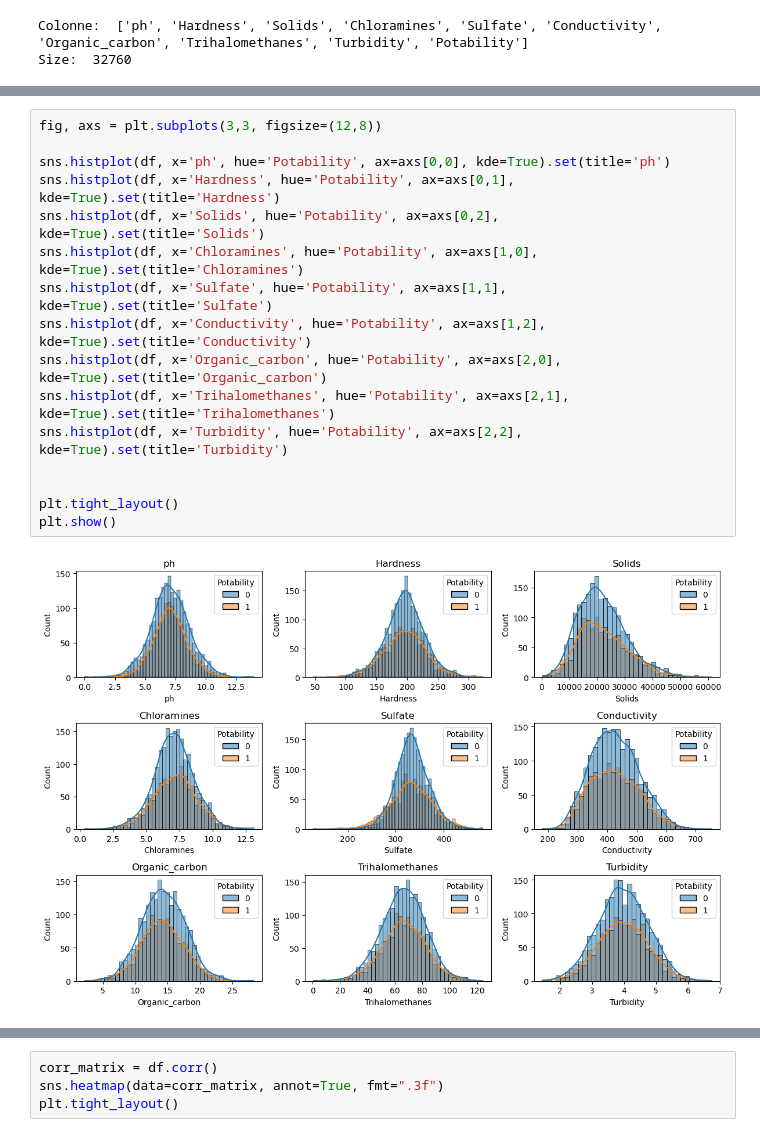
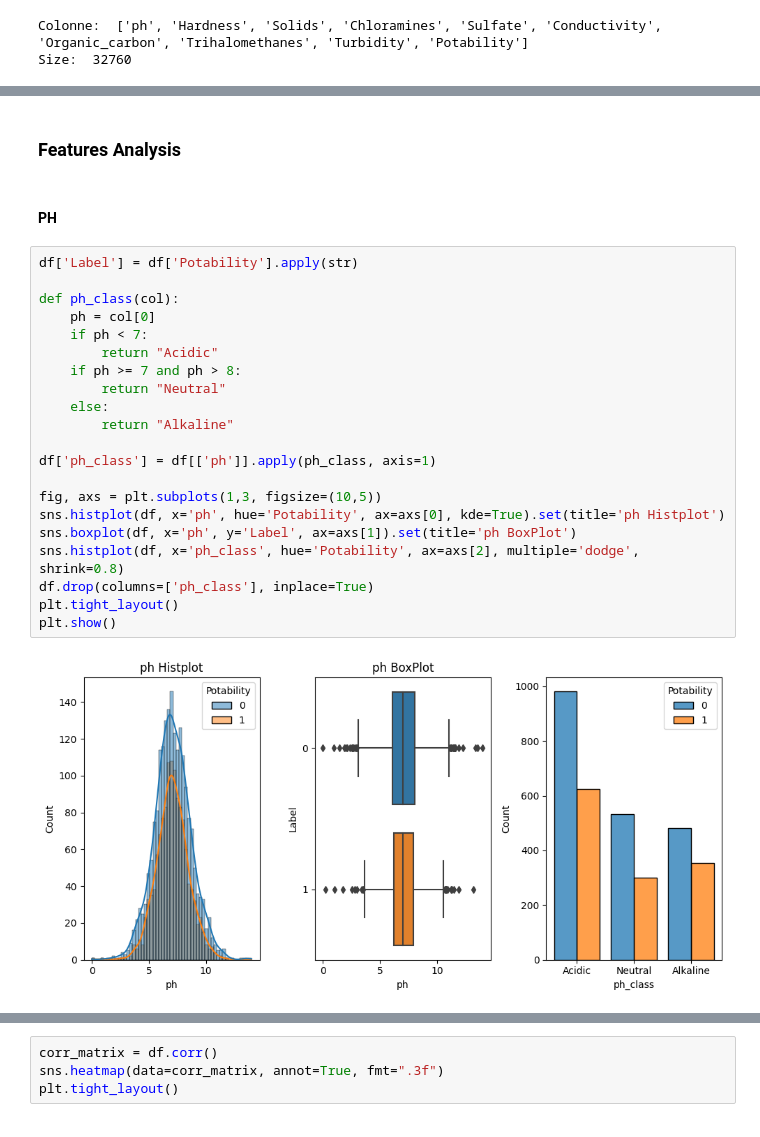
Before and after one commit to zAle711/Machine-Learning-Exam-Project, a Jupyter notebook: water_potability.ipynb, the cells around one changed output, grey strips where cells are left out. Drawn from its saved outputs; the diff is of its cells as text.

```diff
--- a/water_potability.ipynb
+++ b/water_potability.ipynb
@@ -119,18 +121,27 @@ plt.show()
-# %%
-fig, axs = plt.subplots(3,3, figsize=(12,8))
-
-sns.histplot(df, x='ph', hue='Potability', ax=axs[0,0], kde=True).set(title='ph')
-sns.histplot(df, x='Hardness', hue='Potability', ax=axs[0,1], kde=True).set(title='Hardness')
-sns.histplot(df, x='Solids', hue='Potability', ax=axs[0,2], kde=True).set(title='Solids')
-sns.histplot(df, x='Chloramines', hue='Potability', ax=axs[1,0], kde=True).set(title='Chloramines')
-sns.histplot(df, x='Sulfate', hue='Potability', ax=axs[1,1], kde=True).set(title='Sulfate')
-sns.histplot(df, x='Conductivity', hue='Potability', ax=axs[1,2], kde=True).set(title='Conductivity')
-sns.histplot(df, x='Organic_carbon', hue='Potability', ax=axs[2,0], kde=True).set(title='Organic_carbon')
-sns.histplot(df, x='Trihalomethanes', hue='Potability', ax=axs[2,1], kde=True).set(title='Trihalomethanes')
-sns.histplot(df, x='Turbidity', hue='Potability', ax=axs[2,2], kde=True).set(title='Turbidity')
-
-
-plt.tight_layout()
-plt.show()
-# %% [output]
-[figure, removed]
+# %% [markdown]
+### Features Analysis
+# %% [markdown]
+#### PH
+# %%
+df['Label'] = df['Potability'].apply(str)
+
+def ph_class(col):
+    ph = col[0]
+    if ph < 7:
+        return "Acidic"
+    if ph >= 7 and ph > 8:
+        return "Neutral"
+    else:
+        return "Alkaline"
+
+df['ph_class'] = df[['ph']].apply(ph_class, axis=1)
+
+fig, axs = plt.subplots(1,3, figsize=(10,5))
+sns.histplot(df, x='ph', hue='Potability', ax=axs[0], kde=True).set(title='ph Histplot')
+sns.boxplot(df, x='ph', y='Label', ax=axs[1]).set(title='ph BoxPlot')
+sns.histplot(df, x='ph_class', hue='Potability', ax=axs[2], multiple='dodge', shrink=0.8)
+df.drop(columns=['ph_class'], inplace=True)
+plt.tight_layout()
+plt.show()
+# %% [output]
+[figure, added]
```
Also changed, not shown: parts of 32 cells of this notebook, 2 other files.
